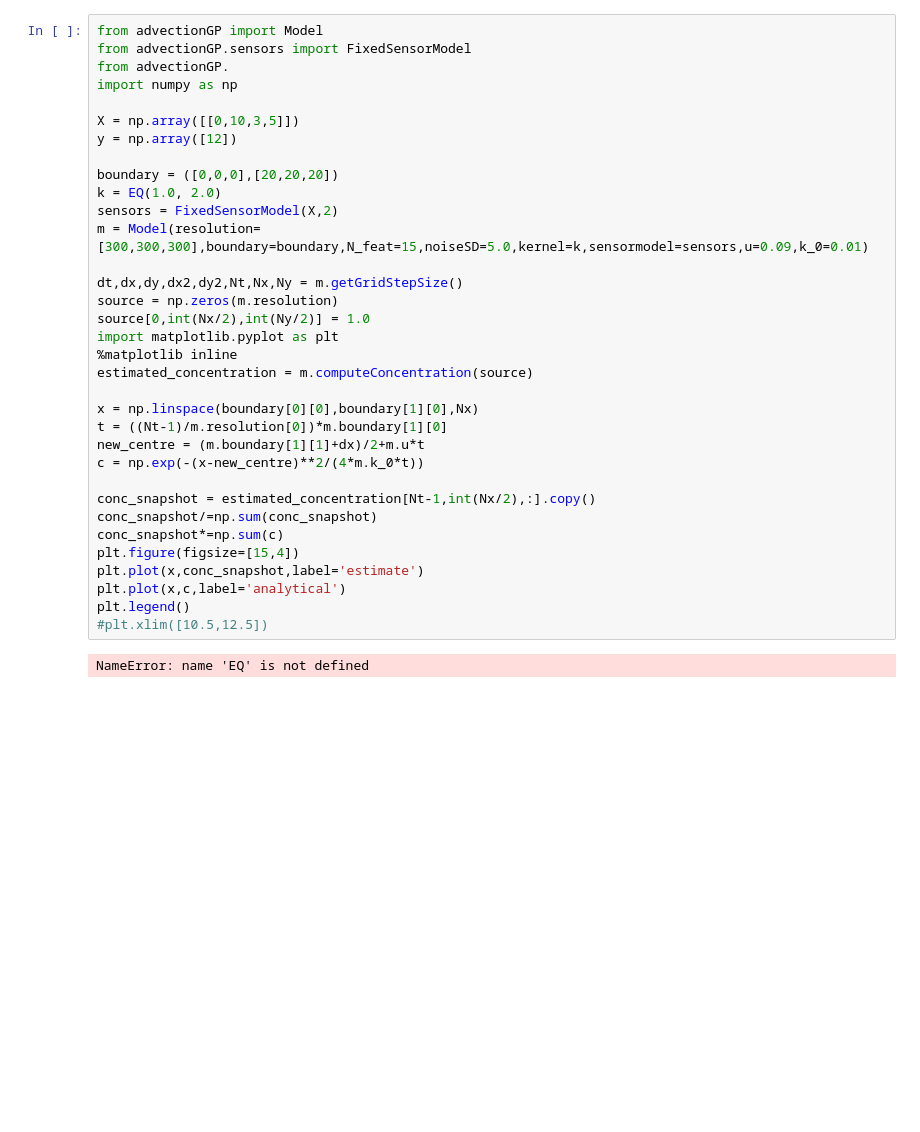
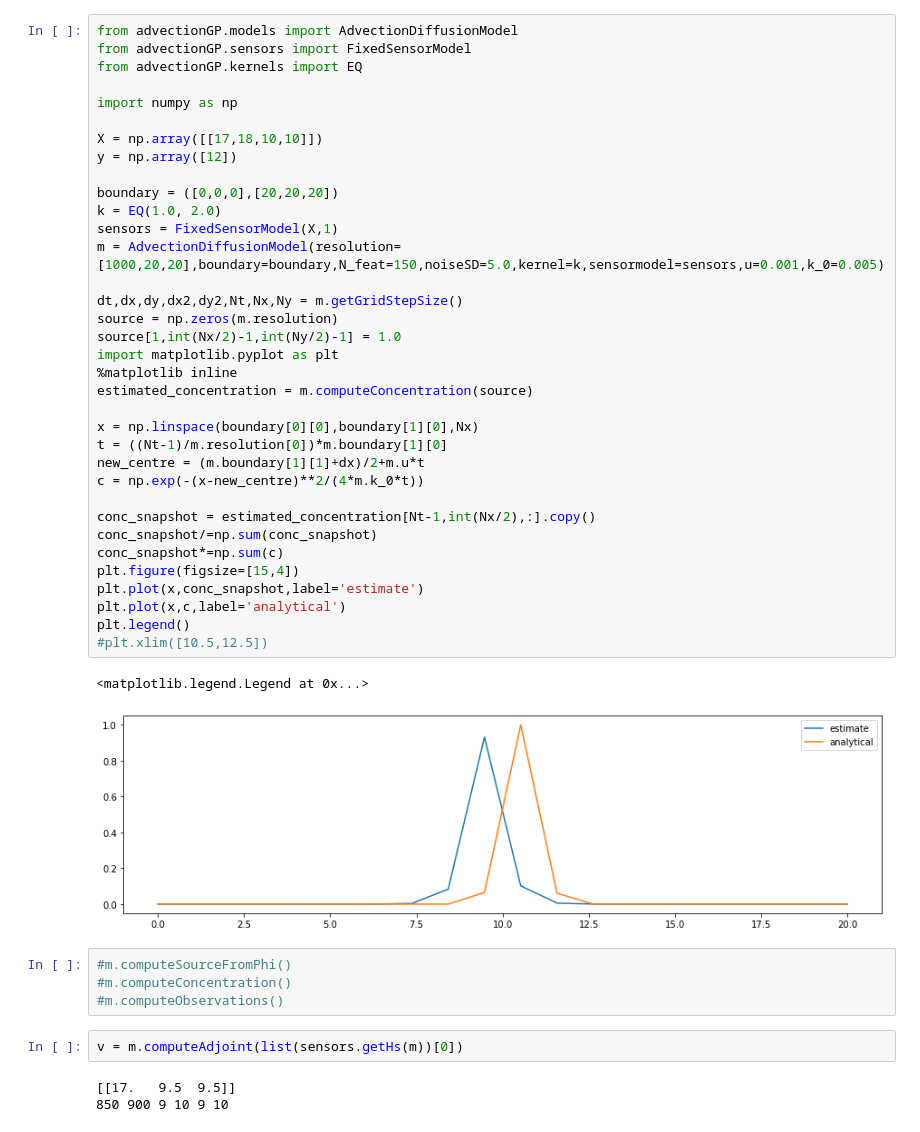
Before and after one commit to SheffieldML/advectionGP, a Jupyter notebook: jupyter/Demo.ipynb, the cells around one changed output. Saved outputs shown, nothing was run; the diff lists cells and outputs as text; blank space fills up the shorter version.

Commit message:
issues with the adjoint

```diff
--- a/jupyter/Demo.ipynb
+++ b/jupyter/Demo.ipynb
@@ -1,36 +1,47 @@
 # %%
-from advectionGP import Model
+from advectionGP.models import AdvectionDiffusionModel
 from advectionGP.sensors import FixedSensorModel
-from advectionGP.
+from advectionGP.kernels import EQ
+
 import numpy as np
 
-X = np.array([[0,10,3,5]])
+X = np.array([[17,18,10,10]])
 y = np.array([12])
 
 boundary = ([0,0,0],[20,20,20])
 k = EQ(1.0, 2.0)
-sensors = FixedSensorModel(X,2)
-m = Model(resolution=[300,300,300],boundary=boundary,N_feat=15,noiseSD=5.0,kernel=k,sensormodel=sensors,u=0.09,k_0=0.01)
+sensors = FixedSensorModel(X,1)
+m = AdvectionDiffusionModel(resolution=[1000,20,20],boundary=boundary,N_feat=150,noiseSD=5.0,kernel=k,sensormodel=sensors,u=0.001,k_0=0.005)
 
 dt,dx,dy,dx2,dy2,Nt,Nx,Ny = m.getGridStepSize()
 source = np.zeros(m.resolution)
-source[0,int(Nx/2),int(Ny/2)] = 1.0
+source[1,int(Nx/2)-1,int(Ny/2)-1] = 1.0
 import matplotlib.pyplot as plt
 %matplotlib inline
 estimated_concentration = m.computeConcentration(source)
 
 x = np.linspace(boundary[0][0],boundary[1][0],Nx)
 t = ((Nt-1)/m.resolution[0])*m.boundary[1][0]
 new_centre = (m.boundary[1][1]+dx)/2+m.u*t
 c = np.exp(-(x-new_centre)**2/(4*m.k_0*t))
 
 conc_snapshot = estimated_concentration[Nt-1,int(Nx/2),:].copy()
 conc_snapshot/=np.sum(conc_snapshot)
 conc_snapshot*=np.sum(c)
 plt.figure(figsize=[15,4])
 plt.plot(x,conc_snapshot,label='estimate')
 plt.plot(x,c,label='analytical')
 plt.legend()
 #plt.xlim([10.5,12.5])
 # %% [output]
-NameError: name 'EQ' is not defined
+<matplotlib.legend.Legend at 0x...>
+[figure, added]
+# %%
+#m.computeSourceFromPhi()
+#m.computeConcentration()
+#m.computeObservations()
+# %%
+v = m.computeAdjoint(list(sensors.getHs(m))[0])
+# %% [output]
+[[17.   9.5  9.5]]
+850 900 9 10 9 10
```
Also changed, not shown: parts of 20 cells of this notebook, 2 other files.
